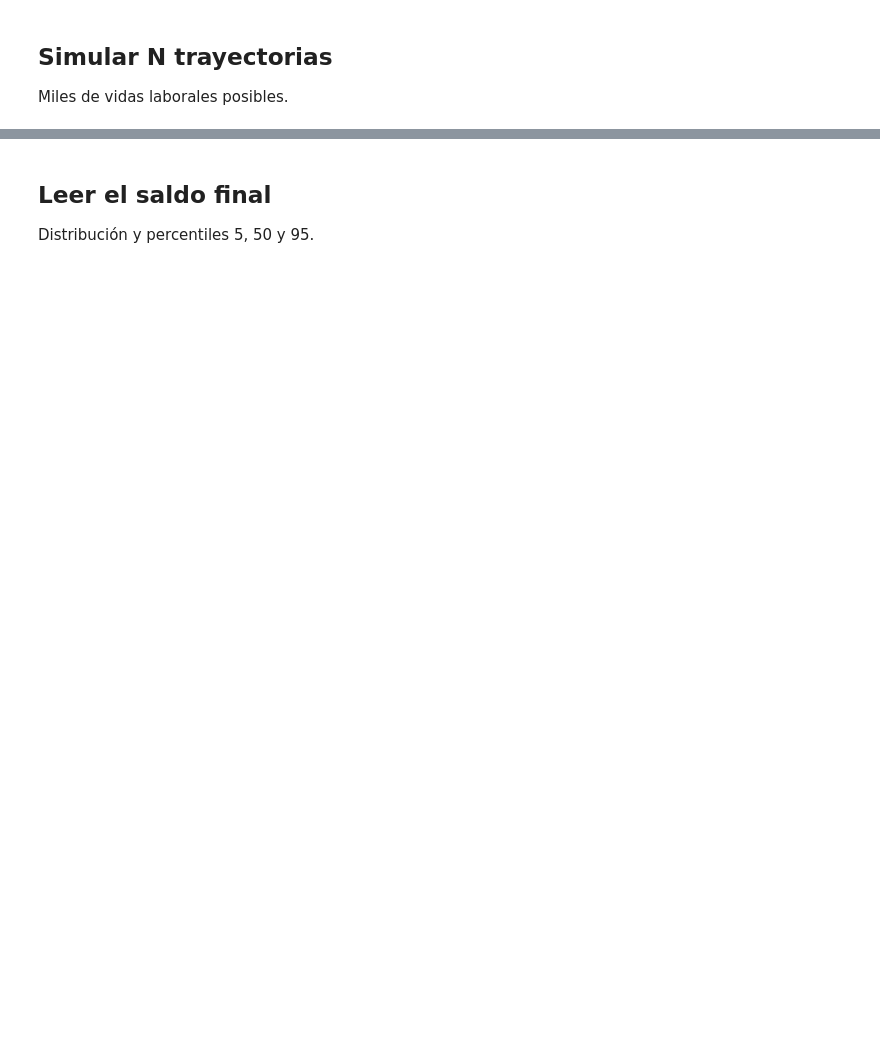
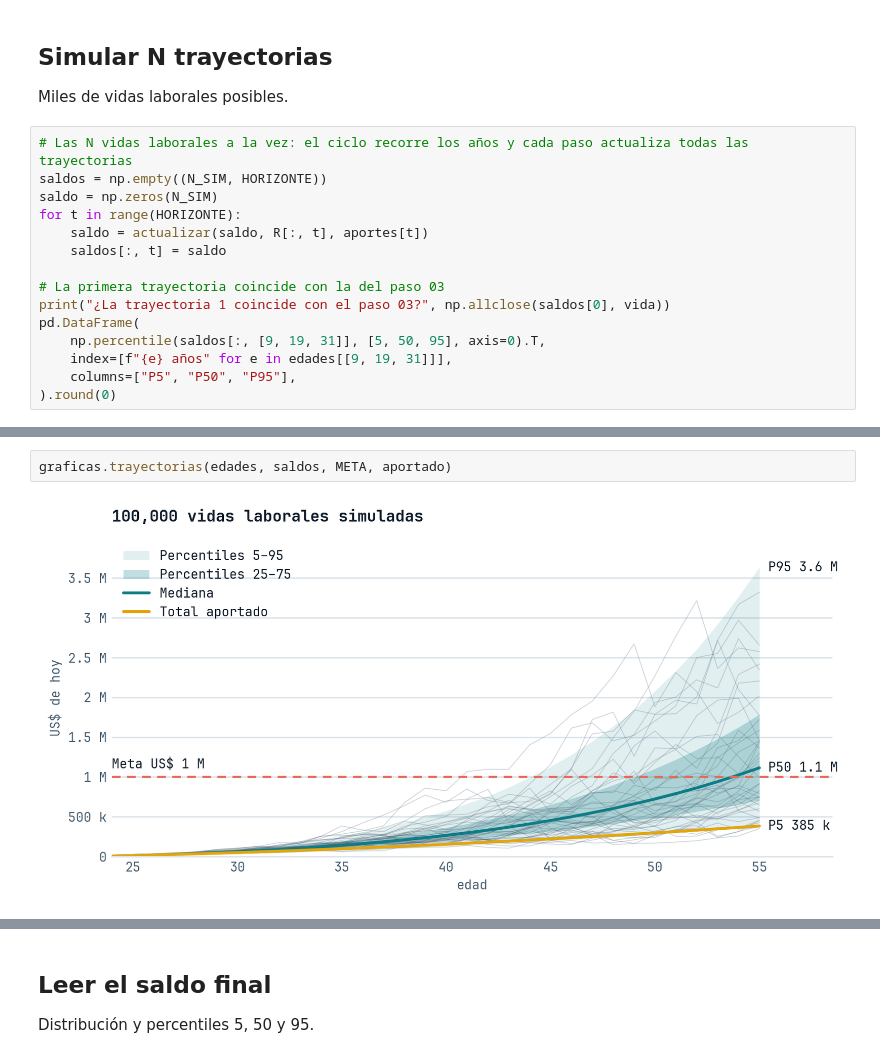
Before and after one commit to josgarciave/montecarlo-bomba-atomica-finanzas, a Jupyter notebook: notebooks/03_pensiones.ipynb, the cells around one changed output, grey strips where cells are left out. Saved outputs shown, nothing was run; the diff lists cells and outputs as text; blank space fills up the shorter version.

```diff
--- a/notebooks/03_pensiones.ipynb
+++ b/notebooks/03_pensiones.ipynb
@@ -30,3 +164,18 @@ Repetir el paso 02 durante 37 años.
 ## Simular N trayectorias
 
 Miles de vidas laborales posibles.
+# %%
+# Las N vidas laborales a la vez: el ciclo recorre los años y cada paso actualiza todas las trayectorias
+saldos = np.empty((N_SIM, HORIZONTE))
+saldo = np.zeros(N_SIM)
+for t in range(HORIZONTE):
+    saldo = actualizar(saldo, R[:, t], aportes[t])
+    saldos[:, t] = saldo
+
+# La primera trayectoria coincide con la del paso 03
+print("¿La trayectoria 1 coincide con el paso 03?", np.allclose(saldos[0], vida))
+pd.DataFrame(
+    np.percentile(saldos[:, [9, 19, 31]], [5, 50, 95], axis=0).T,
+    index=[f"{e} años" for e in edades[[9, 19, 31]]],
+    columns=["P5", "P50", "P95"],
+).round(0)
@@ -32,0 +188,4 @@ Miles de vidas laborales posibles.
+# %%
+graficas.trayectorias(edades, saldos, META, aportado)
+# %% [output]
+[figure, added]
```
Also changed, not shown: parts of 22 cells of this notebook, 7 other files.
